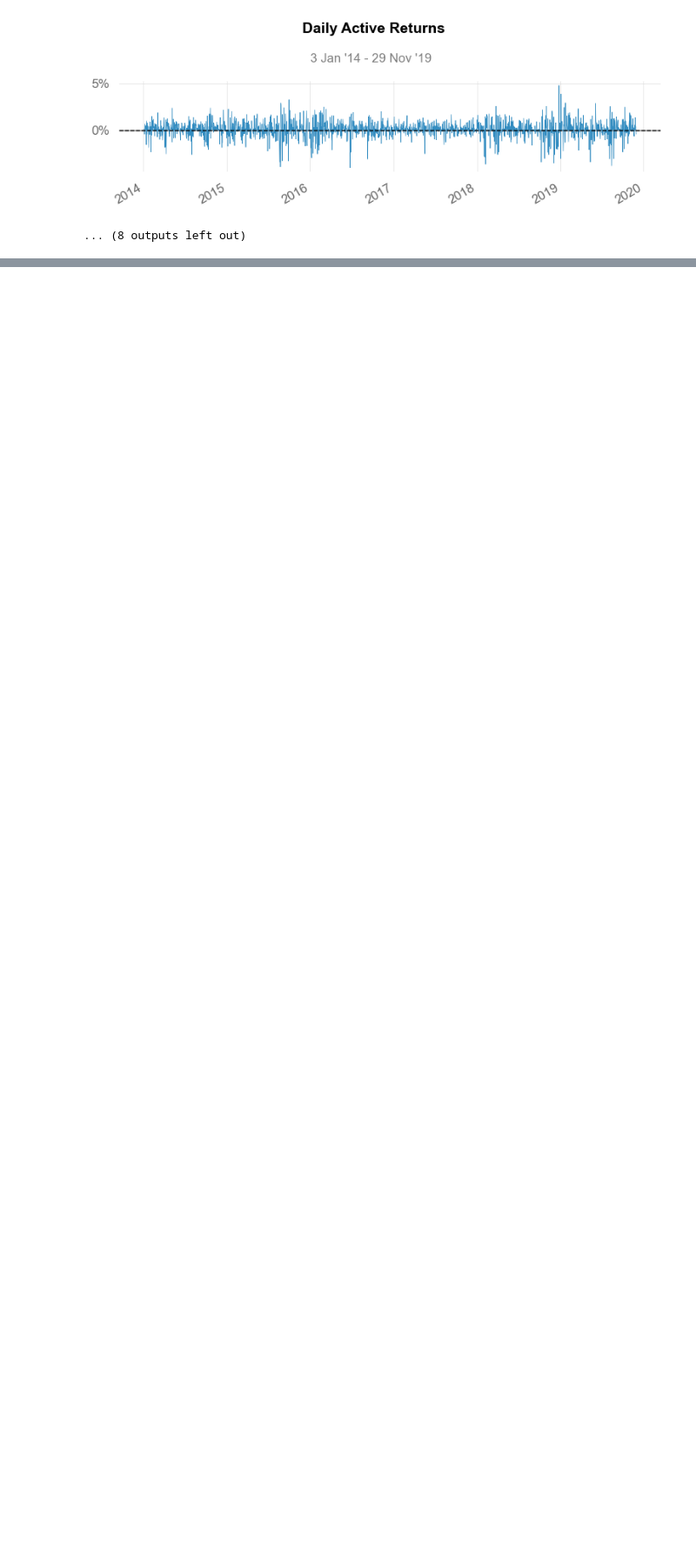
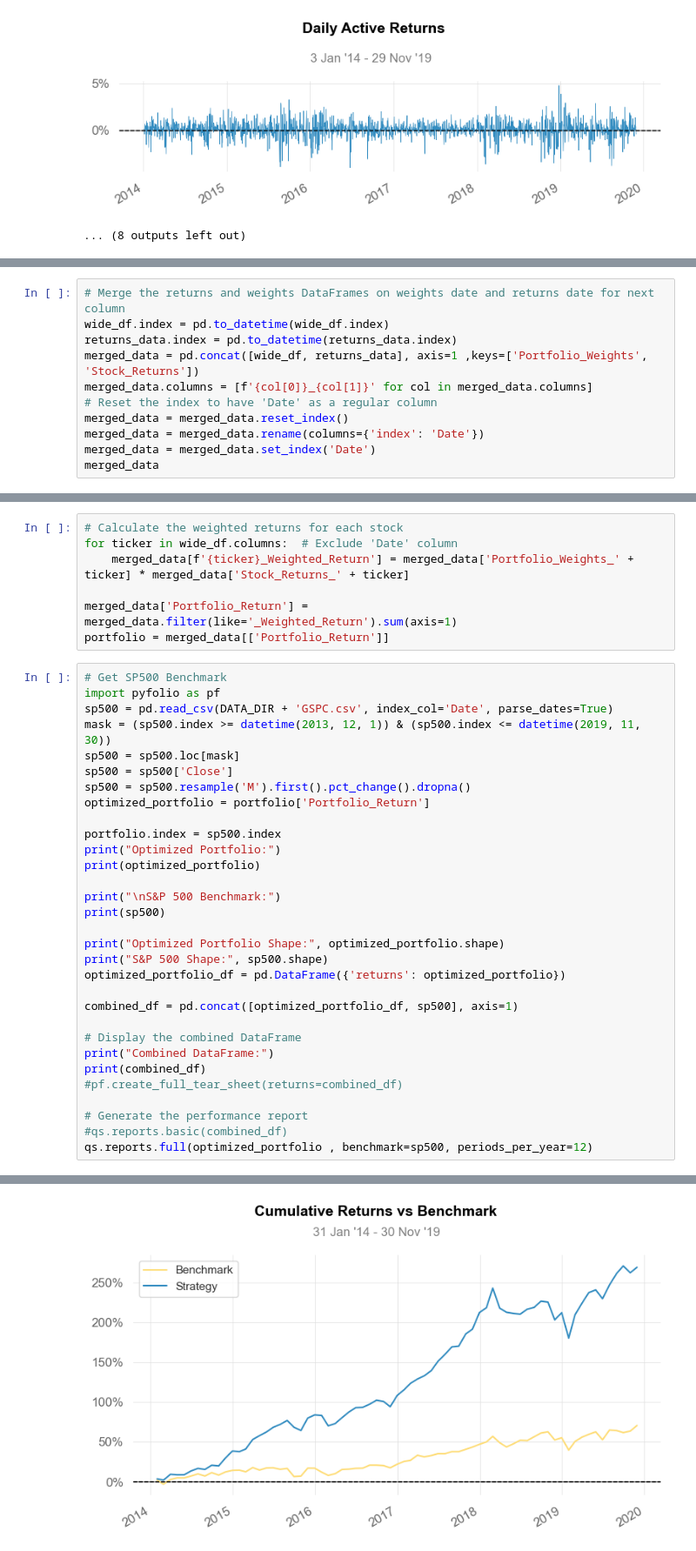
Before and after one commit to yinkiatho/RF-Portfolio-Optimization, a Jupyter notebook: MVPortfolio.ipynb, the cells around one changed output, grey strips where cells are left out. Shown at 87% size. Cells and saved outputs as stored; diff of their text form; blank space fills up the shorter version.

Commit message:
revised mean variance, added new data

```diff
--- a/MVPortfolio.ipynb
+++ b/MVPortfolio.ipynb
@@ -351,0 +555,11 @@ Strategy Visualization
+# %%
+# Merge the returns and weights DataFrames on weights date and returns date for next column
+wide_df.index = pd.to_datetime(wide_df.index)
+returns_data.index = pd.to_datetime(returns_data.index)
+merged_data = pd.concat([wide_df, returns_data], axis=1 ,keys=['Portfolio_Weights', 'Stock_Returns'])
+merged_data.columns = [f'{col[0]}_{col[1]}' for col in merged_data.columns]
+# Reset the index to have 'Date' as a regular column
+merged_data = merged_data.reset_index()
+merged_data = merged_data.rename(columns={'index': 'Date'})
+merged_data = merged_data.set_index('Date')
+merged_data
@@ -351,0 +581,39 @@ Strategy Visualization
+# %%
+# Calculate the weighted returns for each stock
+for ticker in wide_df.columns:  # Exclude 'Date' column
+    merged_data[f'{ticker}_Weighted_Return'] = merged_data['Portfolio_Weights_' + ticker] * merged_data['Stock_Returns_' + ticker]
+
+merged_data['Portfolio_Return'] = merged_data.filter(like='_Weighted_Return').sum(axis=1)
+portfolio = merged_data[['Portfolio_Return']]
+# %%
+# Get SP500 Benchmark
+import pyfolio as pf
+sp500 = pd.read_csv(DATA_DIR + 'GSPC.csv', index_col='Date', parse_dates=True)
+mask = (sp500.index >= datetime(2013, 12, 1)) & (sp500.index <= datetime(2019, 11, 30))
+sp500 = sp500.loc[mask]
+sp500 = sp500['Close']
+sp500 = sp500.resample('M').first().pct_change().dropna()
+optimized_portfolio = portfolio['Portfolio_Return']
+
+portfolio.index = sp500.index
+print("Optimized Portfolio:")
+print(optimized_portfolio)
+
+print("\nS&P 500 Benchmark:")
+print(sp500)
+
+print("Optimized Portfolio Shape:", optimized_portfolio.shape)
+print("S&P 500 Shape:", sp500.shape)
+optimized_portfolio_df = pd.DataFrame({'returns': optimized_portfolio})
+
+combined_df = pd.concat([optimized_portfolio_df, sp500], axis=1)
+
+# Display the combined DataFrame
+print("Combined DataFrame:")
+print(combined_df)
+#pf.create_full_tear_sheet(returns=combined_df)
+
+# Generate the performance report
+#qs.reports.basic(combined_df)
+qs.reports.full(optimized_portfolio , benchmark=sp500, periods_per_year=12)
+# %% [output]
@@ -351,0 +664 @@ Strategy Visualization
+[figure, added]
```
Also changed, not shown: parts of 10 cells of this notebook, 6 other files.
